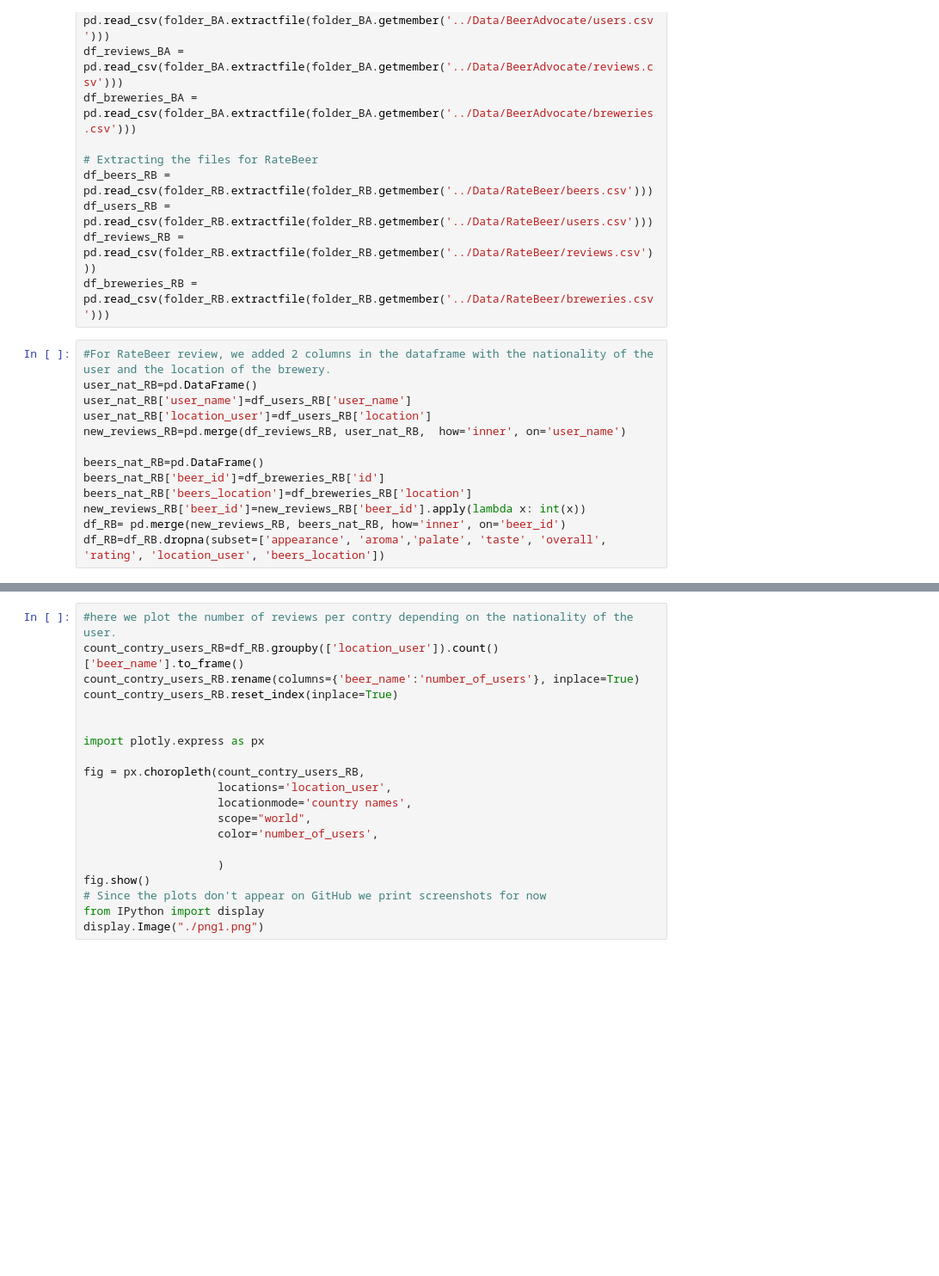
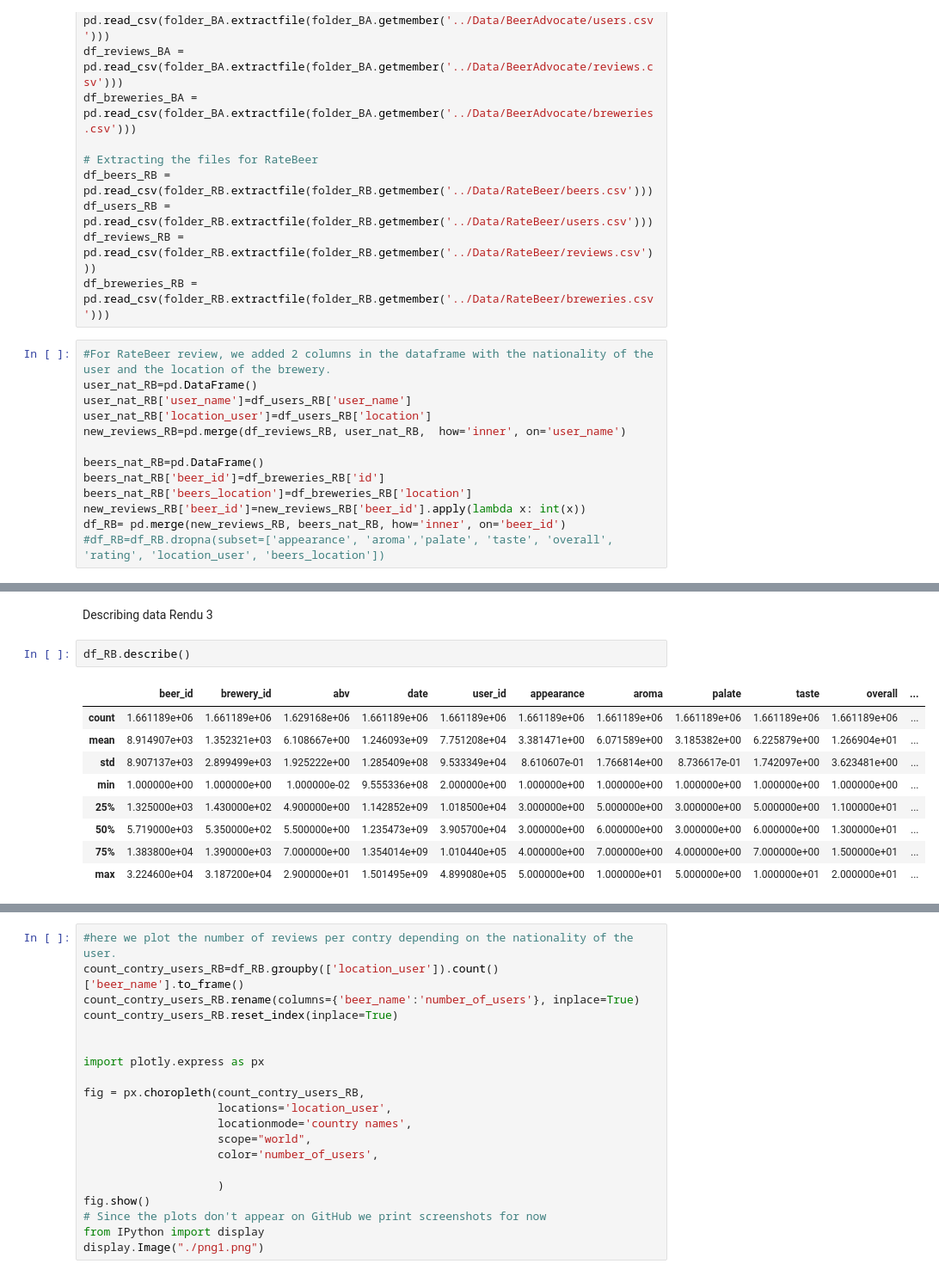
Before and after one commit to epfl-ada/ada-2022-project-datalcoholic, a Jupyter notebook: datalcholic_project_1.ipynb, the cells around one changed output, grey strips where cells are left out. Shown at 86% size. Saved outputs shown, nothing was run; the diff lists cells and outputs as text; blank space fills up the shorter version.

Commit message:
Summary des datas

```diff
--- a/datalcholic_project_1.ipynb
+++ b/datalcholic_project_1.ipynb
@@ -34,7 +34,7 @@ beers_nat_RB['beer_id']=df_breweries_RB['id']
 beers_nat_RB['beers_location']=df_breweries_RB['location']
 new_reviews_RB['beer_id']=new_reviews_RB['beer_id'].apply(lambda x: int(x))
 df_RB= pd.merge(new_reviews_RB, beers_nat_RB, how='inner', on='beer_id')
-df_RB=df_RB.dropna(subset=['appearance', 'aroma','palate', 'taste', 'overall', 'rating', 'location_user', 'beers_location'])
+#df_RB=df_RB.dropna(subset=['appearance', 'aroma','palate', 'taste', 'overall', 'rating', 'location_user', 'beers_location'])
 # %%
 #For  BeerAdvocate review, we added 2 columns in the dataframe with the nationality of the user and the location of the brewery.
 user_nat_BA=pd.DataFrame()
@@ -100,0 +101,14 @@ df_RB
+# %% [markdown]
+Describing data Rendu 3
+# %%
+df_RB.describe()
+# %% [output]
+|  | beer_id | brewery_id | abv | date | user_id | appearance | aroma | palate | taste | overall | ... |
+| count | 1.661189e+06 | 1.661189e+06 | 1.629168e+06 | 1.661189e+06 | 1.661189e+06 | 1.661189e+06 | 1.661189e+06 | 1.661189e+06 | 1.661189e+06 | 1.661189e+06 | ... |
+| mean | 8.914907e+03 | 1.352321e+03 | 6.108667e+00 | 1.246093e+09 | 7.751208e+04 | 3.381471e+00 | 6.071589e+00 | 3.185382e+00 | 6.225879e+00 | 1.266904e+01 | ... |
+| std | 8.907137e+03 | 2.899499e+03 | 1.925222e+00 | 1.285409e+08 | 9.533349e+04 | 8.610607e-01 | 1.766814e+00 | 8.736617e-01 | 1.742097e+00 | 3.623481e+00 | ... |
+| min | 1.000000e+00 | 1.000000e+00 | 1.000000e-02 | 9.555336e+08 | 2.000000e+00 | 1.000000e+00 | 1.000000e+00 | 1.000000e+00 | 1.000000e+00 | 1.000000e+00 | ... |
+| 25% | 1.325000e+03 | 1.430000e+02 | 4.900000e+00 | 1.142852e+09 | 1.018500e+04 | 3.000000e+00 | 5.000000e+00 | 3.000000e+00 | 5.000000e+00 | 1.100000e+01 | ... |
+| 50% | 5.719000e+03 | 5.350000e+02 | 5.500000e+00 | 1.235473e+09 | 3.905700e+04 | 3.000000e+00 | 6.000000e+00 | 3.000000e+00 | 6.000000e+00 | 1.300000e+01 | ... |
+| 75% | 1.383800e+04 | 1.390000e+03 | 7.000000e+00 | 1.354014e+09 | 1.010440e+05 | 4.000000e+00 | 7.000000e+00 | 4.000000e+00 | 7.000000e+00 | 1.500000e+01 | ... |
+| max | 3.224600e+04 | 3.187200e+04 | 2.900000e+01 | 1.501495e+09 | 4.899080e+05 | 5.000000e+00 | 1.000000e+01 | 5.000000e+00 | 1.000000e+01 | 2.000000e+01 | ... |
```
Also changed, not shown: parts of 7 cells of this notebook.
